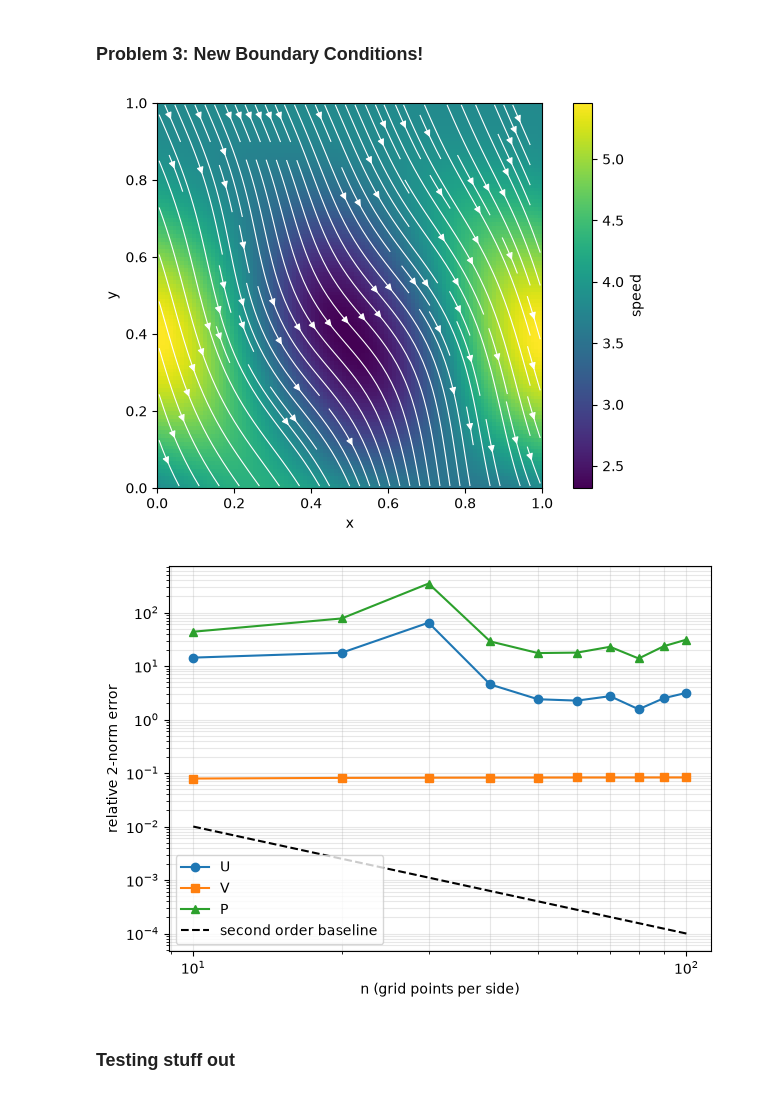
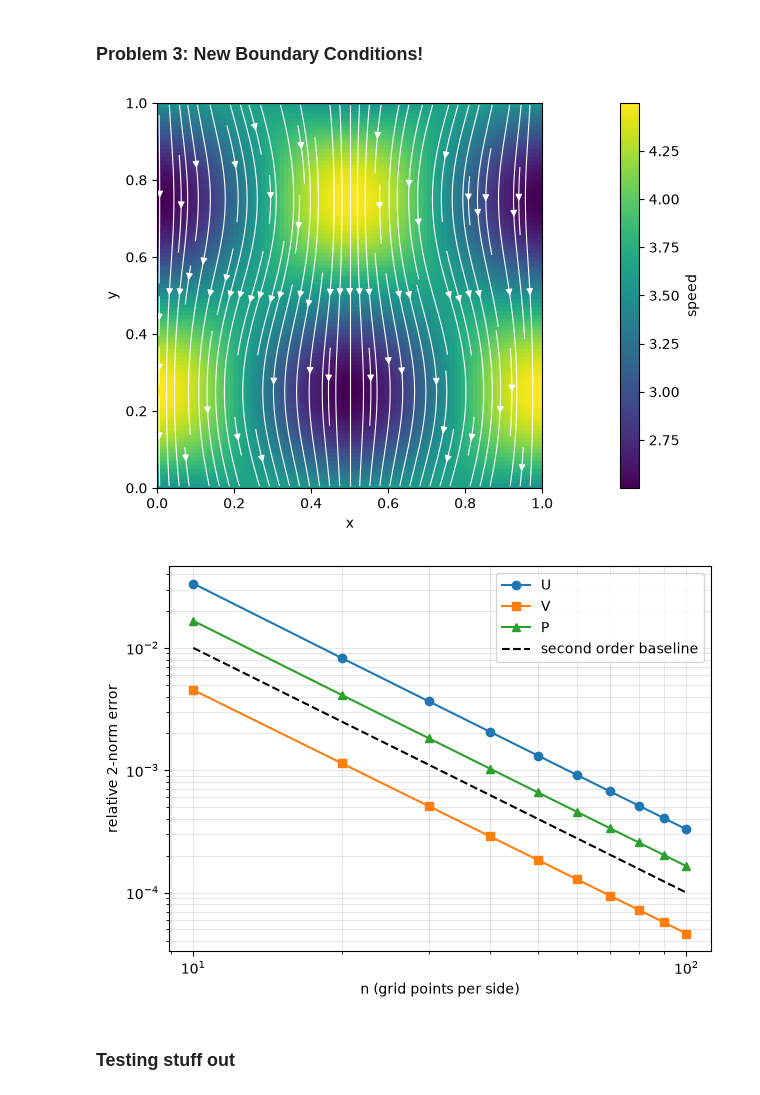
Before and after one commit to sgravelle/pde_hw1, a Jupyter notebook: hw1.ipynb, the cells around one changed output. Drawn from its saved outputs; the diff is of its cells as text; code cells hidden in the pictures.

```diff
--- a/hw1.ipynb
+++ b/hw1.ipynb
@@ -668,6 +668,11 @@ def solution2(n, num_choice):
     gx_rows = np.append(gx_rows, 0)
     gx_cols = np.append(gx_cols, Nx-1)
 
+    # Remember to zero out necessary rows!
+    for idx in range(len(gx_vals)):
+        if gx_rows[idx] % Nx == 0:
+            gx_vals[idx] = 0
+
     Gx = sp.coo_matrix((gx_vals, (gx_rows, gx_cols)), shape=(nU,nU))
 
     gy_main = np.ones(nP-Nx) * dy
@@ -717,10 +722,10 @@ def solution2(n, num_choice):
     # Right hand sides
 
     def f_eval(x,y):
-        return -2*PI*np.sin(2*PI*x)*( np.sin(2*PI*y) + 4*PI*np.cos(2*PI*y) )
+        return -2*PI*np.sin(2*PI*x)*( 4*PI*np.cos(2*PI*y) - np.sin(2*PI*y) )
 
     def g_eval(x,y):
-        return (-2*PI-8*PI**2)*np.cos(2*PI*y)*np.cos(2*PI*x) + 4*PI*PI*np.cos(2*PI*x)
+        return 2*PI*np.cos(2*PI*x)*( 4*PI*np.sin(2*PI*y) - np.cos(2*PI*y) )
 
     # Given k, find corresponding (i,j)
     def unflatten(k):
@@ -774,7 +779,7 @@ def solution2(n, num_choice):
         U = u_eval(*u_grid(np.arange(nU))). reshape ( Ny , Nx )
 
         def v_eval(x,y):
-            return -3.5 + np.cos(2*PI*x)*( np.cos(2*PI*y) - 1 )
+            return -3.5 - np.cos(2*PI*x)*np.sin(2*PI*y)
 
         V = v_eval(*v_grid(np.arange(nV))). reshape ( Ny + 1, Nx )
 
@@ -795,39 +800,41 @@ U = solution2(N, True)[0]
 
 V = solution2(N, True)[1]
 
-# P = solution2(N, True)[2]
+P = solution2(N, True)[2]
 
 # To calculate magnitude, interpolate U and V grids to the center point of each cell
 
 # V has Ny+1 rows, so this works for every cell
 Vc = 0.5 * (V[:-1, :] + V[1:, :])                  # shape (Ny, Nx)
 
 # Periodic in x: the right neighbor of the last column wraps to column 0
 # Technically no longer periodic but since I chose U=0 on both sides this still works
 
 Uc = 0.5 * (U + np.roll(U, -1, axis=1))            # shape (Ny, Nx)
 
 xc = (np.arange(N) + 0.5) / N
 yc = (np.arange(N) + 0.5) / N
 X, Y = np.meshgrid(xc, yc)                         # shape (Ny, Nx)
 
 speed = np.hypot(Uc, Vc)
 
-fig, ax = plt.subplots(figsize=(8, 5))
+fig, ax = plt.subplots(figsize=(20, 5))
 
 pcm = ax.pcolormesh(X, Y, speed, shading="auto", cmap="viridis")
 fig.colorbar(pcm, ax=ax, label="speed")
 
+ax.set_aspect("equal")
+ax.set_xlabel("x"); ax.set_ylabel("y")
+
 # streamlines: show flow direction (needs 1D, evenly spaced xc and yc)
 ax.streamplot(xc, yc, Uc, Vc, color="white", linewidth=0.8, density=1.3)
 
-ax.set_aspect("equal")
-ax.set_xlabel("x"); ax.set_ylabel("y")
+
 plt.show()
 
 fig.savefig("plot_new_bc.pdf", bbox_inches="tight")
 # %% [output]
-[figure, old version]
+[figure, new version]
 # %%
 # Errors for modified problem
 
@@ -871,7 +878,7 @@ plt.show()
 
 fig.savefig("error_plot_new_bc.pdf", bbox_inches="tight")
 # %% [output]
-[figure, old version]
+[figure, new version]
 # %% [markdown]
 ### Testing stuff out
 # %%
```
Also changed, not shown: 11 other files.
